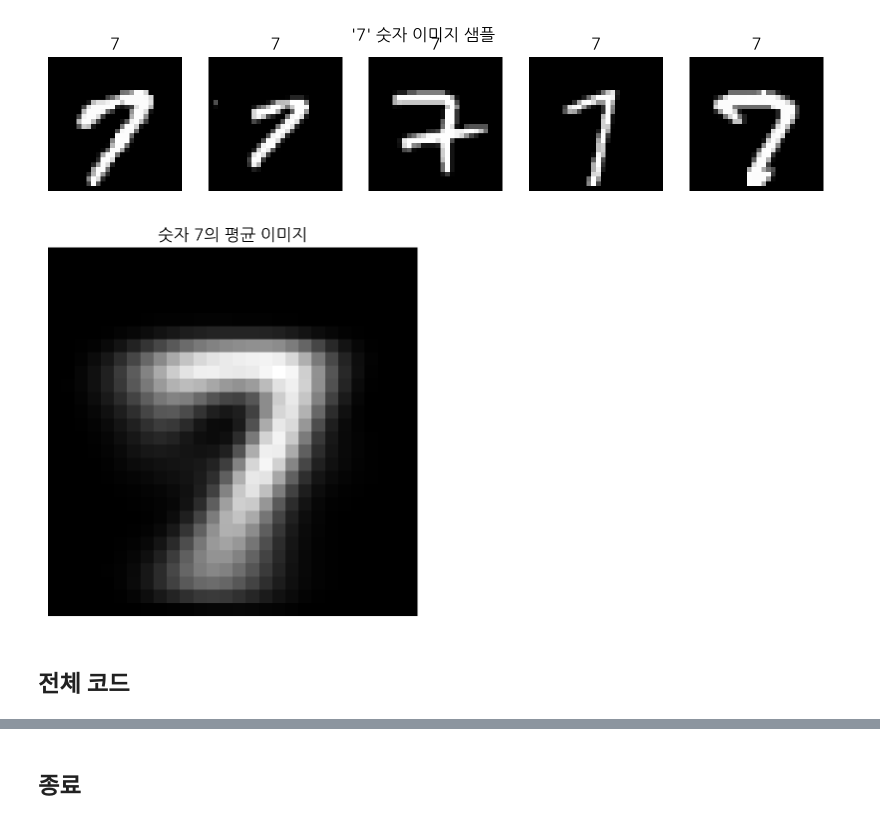
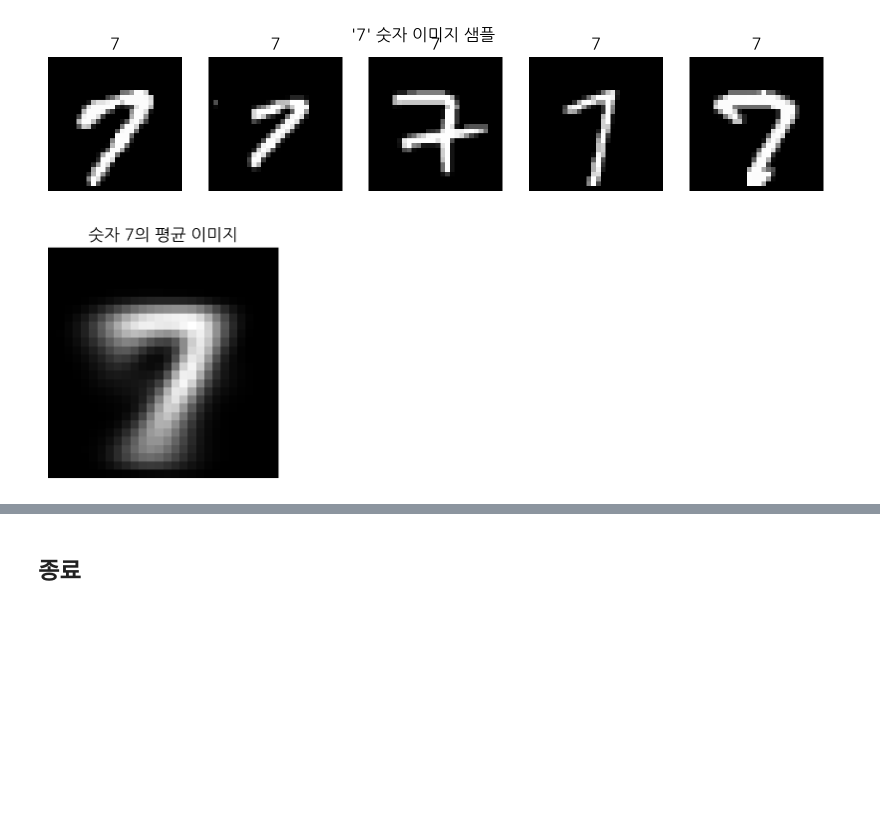
Before and after one commit to soobook/TensorFlow-DL, a Jupyter notebook: code/TF15.ipynb, the cells around one changed output, grey strips where cells are left out. Saved outputs shown, nothing was run; the diff lists cells and outputs as text; code cells hidden in the pictures; blank space fills up the shorter version.

```diff
--- a/code/TF15.ipynb
+++ b/code/TF15.ipynb
@@ -105,13 +154,6 @@ plt.show()
 # %% [output]
 [figure]
 # %%
-import numpy as np
-import matplotlib.pyplot as plt
-import tensorflow as tf
-
-# MNIST 데이터 불러오기
-(x_train, y_train), _ = tf.keras.datasets.mnist.load_data()
-
 # 1. 임의로 숫자 7만 뽑아보자
 digit = 7
 
@@ -140,14 +182,13 @@ plt.show()
 [figure]
 # %%
 # 4. 평균 이미지 만들기
+plt.figure(figsize=(3, 3))
 avg_image = np.mean(x_train[indices], axis=0)
 
 # 5. 평균 이미지 시각화
 plt.imshow(avg_image, cmap='gray')
 plt.title(f"숫자 {digit}의 평균 이미지")
 plt.axis('off')
 plt.show()
 # %% [output]
-[figure, old version]
+[figure, new version]
-# %% [markdown]
-## 전체 코드
```
Also changed, not shown: parts of 10 cells of this notebook.
